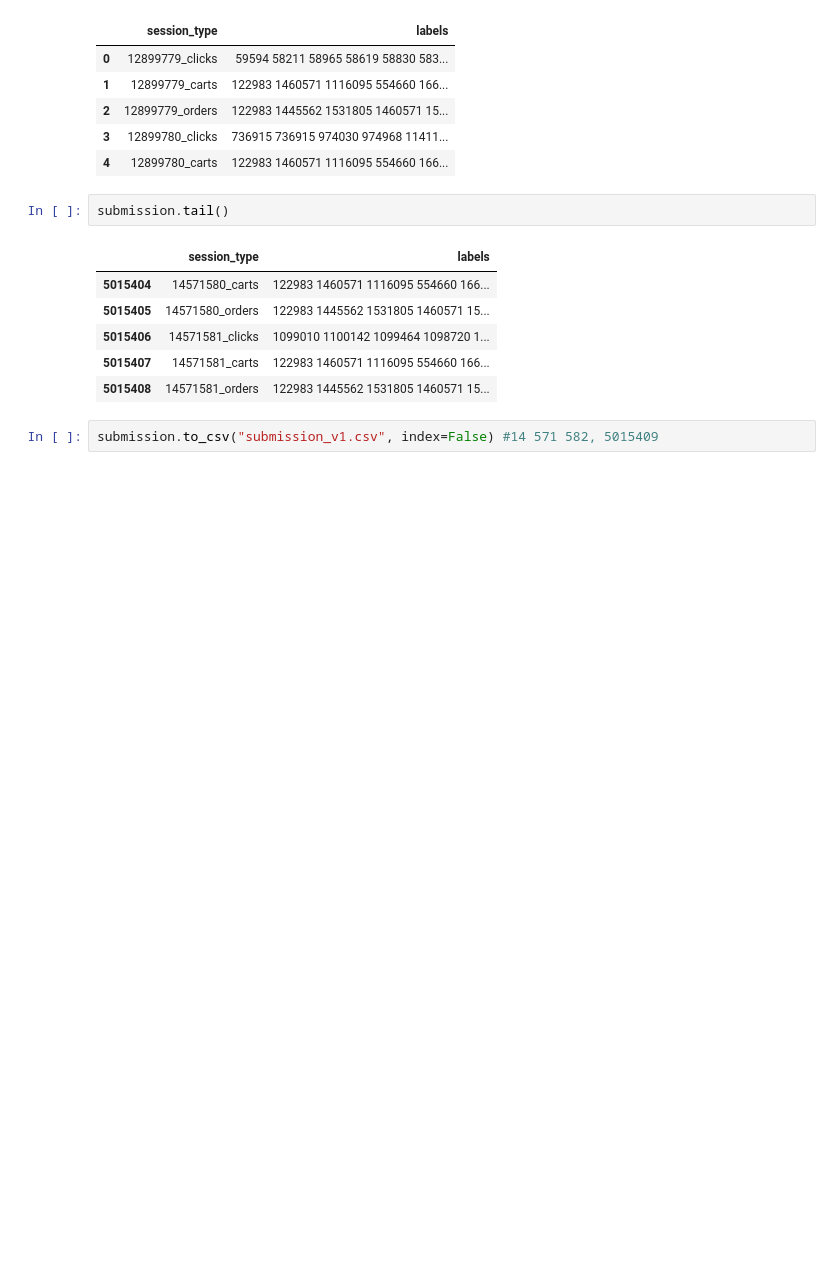
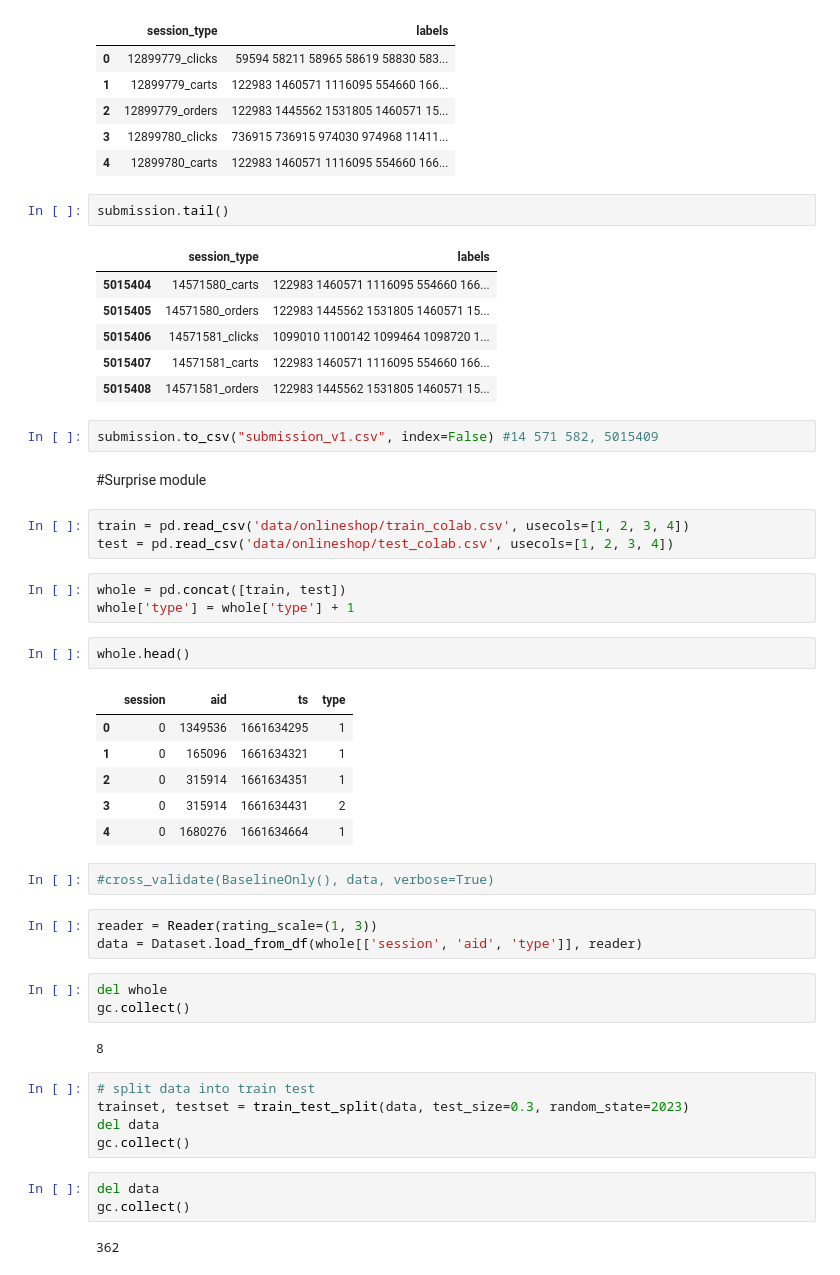
Before and after one commit to monikachudyba/MachineLearningProjects, a Jupyter notebook: E-commerceSessions.ipynb, the cells around one changed output. Saved outputs shown, nothing was run; the diff lists cells and outputs as text; blank space fills up the shorter version.

Commit message:
Surprise package

```diff
--- a/E-commerceSessions.ipynb
+++ b/E-commerceSessions.ipynb
@@ -1148,3 +1162,40 @@ submission.tail()
 | 5015408 | 14571581_orders | 122983 1445562 1531805 1460571 15... |
 # %%
 submission.to_csv("submission_v1.csv", index=False) #14 571 582, 5015409
+# %% [markdown]
+#Surprise module
+# %%
+train = pd.read_csv('data/onlineshop/train_colab.csv', usecols=[1, 2, 3, 4])
+test = pd.read_csv('data/onlineshop/test_colab.csv', usecols=[1, 2, 3, 4])
+# %%
+whole = pd.concat([train, test])
+whole['type'] = whole['type'] + 1
+# %%
+whole.head()
+# %% [output]
+|  | session | aid | ts | type |
+| 0 | 0 | 1349536 | 1661634295 | 1 |
+| 1 | 0 | 165096 | 1661634321 | 1 |
+| 2 | 0 | 315914 | 1661634351 | 1 |
+| 3 | 0 | 315914 | 1661634431 | 2 |
+| 4 | 0 | 1680276 | 1661634664 | 1 |
+# %%
+#cross_validate(BaselineOnly(), data, verbose=True)
+# %%
+reader = Reader(rating_scale=(1, 3))
+data = Dataset.load_from_df(whole[['session', 'aid', 'type']], reader)
+# %%
+del whole
+gc.collect()
+# %% [output]
+8
+# %%
+# split data into train test
+trainset, testset = train_test_split(data, test_size=0.3, random_state=2023)
+del data
+gc.collect()
+# %%
+del data
+gc.collect()
+# %% [output]
+362
```
Also changed, not shown: parts of 7 cells of this notebook.
